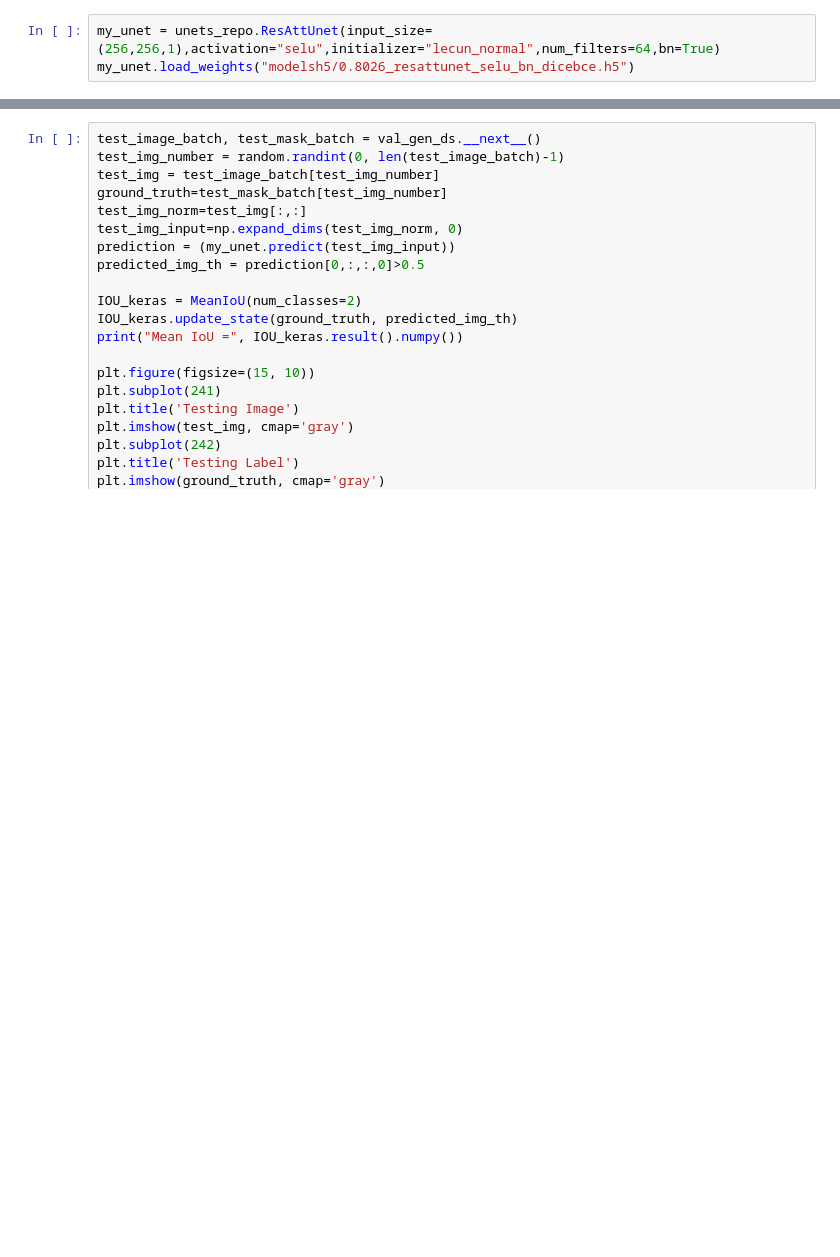
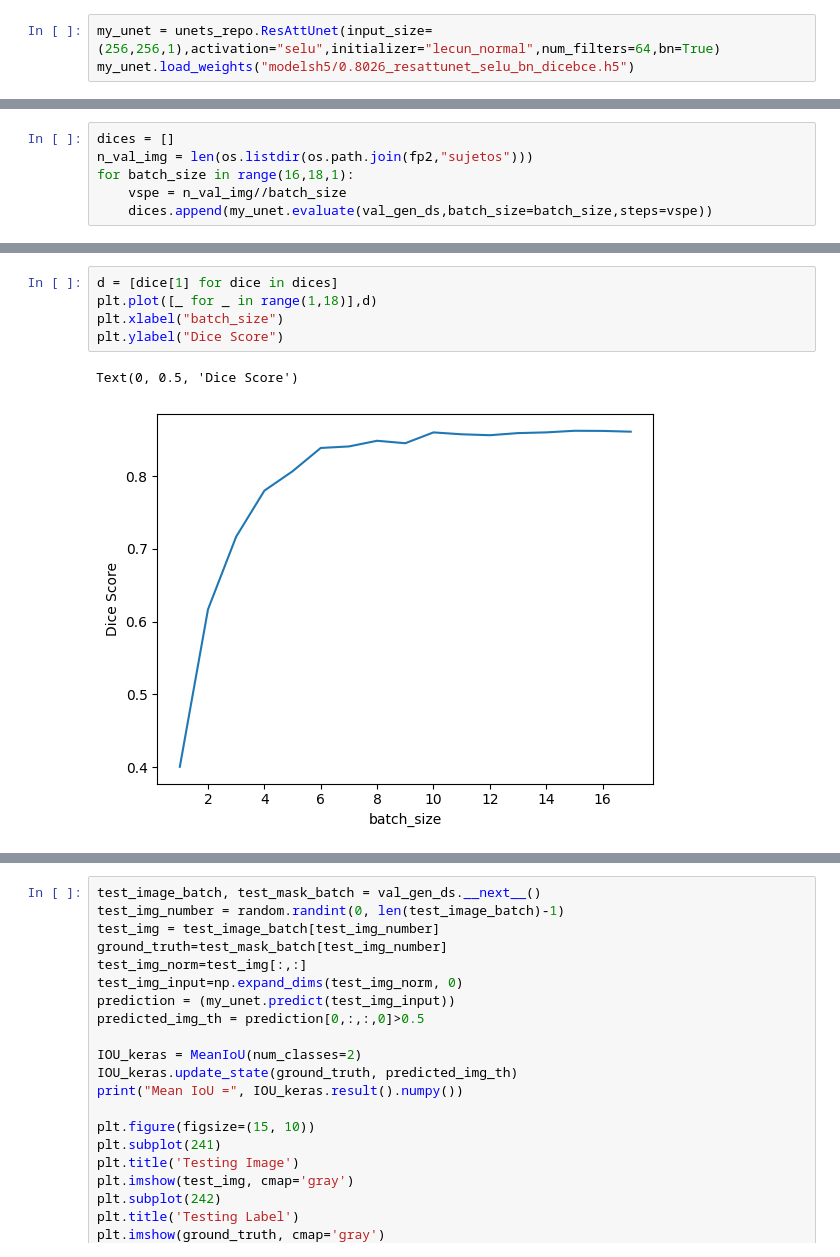
Before and after one commit to mpierangeli/PFI, a Jupyter notebook: unet_v6.ipynb, the cells around one changed output, grey strips where cells are left out. Drawn from its saved outputs; the diff is of its cells as text; blank space fills up the shorter version.

```diff
--- a/unet_v6.ipynb
+++ b/unet_v6.ipynb
@@ -409,0 +389,6 @@ print(jac/n_val_img)
+# %%
+dices = []
+n_val_img = len(os.listdir(os.path.join(fp2,"sujetos")))
+for batch_size in range(16,18,1):
+    vspe = n_val_img//batch_size
+    dices.append(my_unet.evaluate(val_gen_ds,batch_size=batch_size,steps=vspe))
@@ -409,0 +403,8 @@ print(jac/n_val_img)
+# %%
+d = [dice[1] for dice in dices]
+plt.plot([_ for _ in range(1,18)],d)
+plt.xlabel("batch_size")
+plt.ylabel("Dice Score")
+# %% [output]
+Text(0, 0.5, 'Dice Score')
+[figure, added]
```
Also changed, not shown: parts of 15 cells of this notebook, 4 other files.
